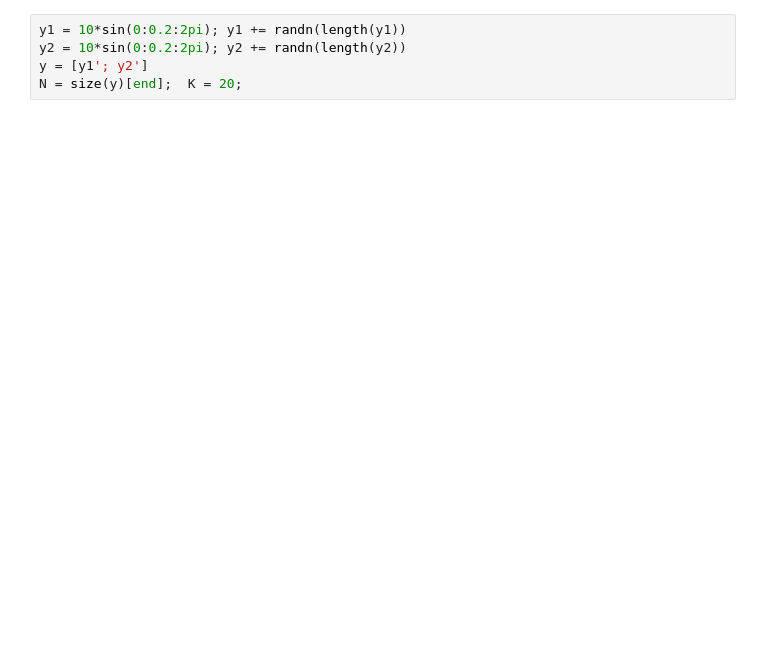
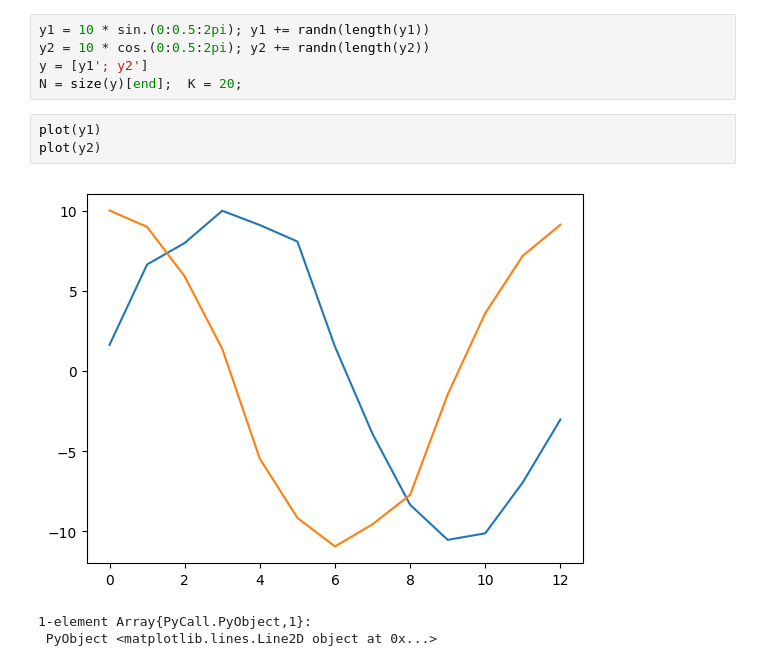
Before and after one commit to TuringLang/Turing.jl, a Jupyter notebook: example-models/notebooks/FHMM.ipynb, the cells around one changed output. Saved outputs shown, nothing was run; the diff lists cells and outputs as text; blank space fills up the shorter version.

```diff
--- a/example-models/notebooks/FHMM.ipynb
+++ b/example-models/notebooks/FHMM.ipynb
@@ -4,6 +8,13 @@ using PyPlot, PyCall
 # %%
-y1 = 10*sin(0:0.2:2pi); y1 += randn(length(y1))
-y2 = 10*sin(0:0.2:2pi); y2 += randn(length(y2))
+y1 = 10 * sin.(0:0.5:2pi); y1 += randn(length(y1))
+y2 = 10 * cos.(0:0.5:2pi); y2 += randn(length(y2))
 y = [y1'; y2']
 N = size(y)[end];  K = 20;
+# %%
+plot(y1)
+plot(y2)
+# %% [output]
+[figure, added]
+1-element Array{PyCall.PyObject,1}:
+ PyObject <matplotlib.lines.Line2D object at 0x...>
 # %%
```
Also changed, not shown: parts of 6 cells of this notebook, 2 other files.
